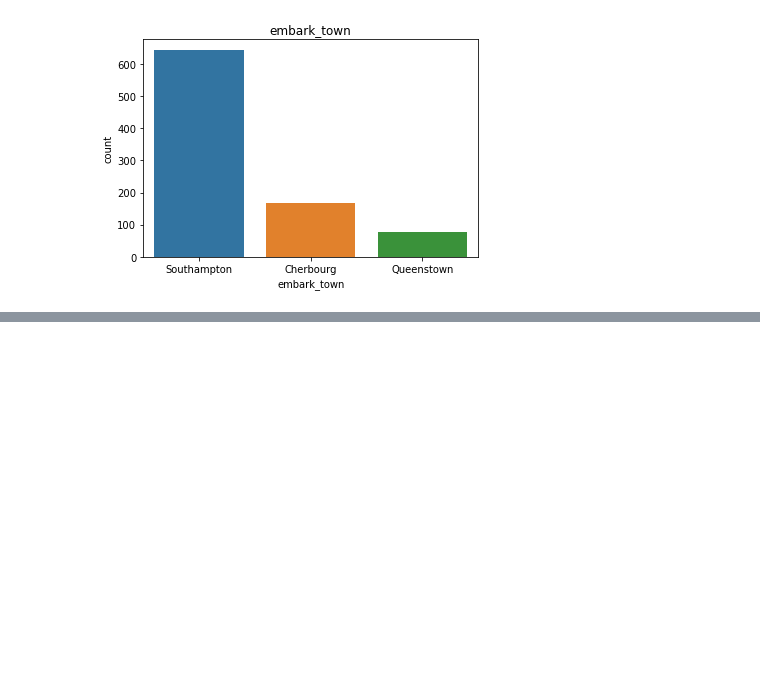
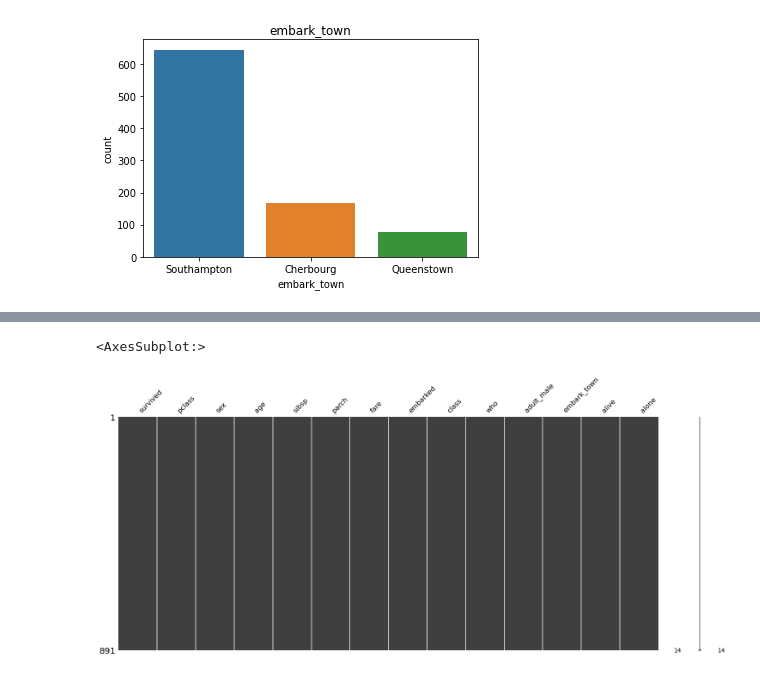
Before and after one commit to rileyko/PythonStudy, a Jupyter notebook: DataPrep/DataPreprocessing.ipynb, the cells around one changed output, grey strips where cells are left out. Saved outputs shown, nothing was run; the diff lists cells and outputs as text; code cells hidden in the pictures; blank space fills up the shorter version.

```diff
--- a/DataPrep/Prep1.ipynb
+++ b/DataPrep/DataPreprocessing.ipynb
@@ -169,0 +188,9 @@ from sklearn.impute import SimpleImputer
+# %%
+#비대칭의 경우 중위수를 사용함
+imputer_age = SimpleImputer(strategy="median")
+titanic["age"] = imputer_age.fit_transform(titanic[["age"]])
+
+msno.matrix(titanic)
+# %% [output]
+<AxesSubplot:>
+[figure, added]
```
Also changed, not shown: parts of 12 cells of this notebook, 1 other file.
